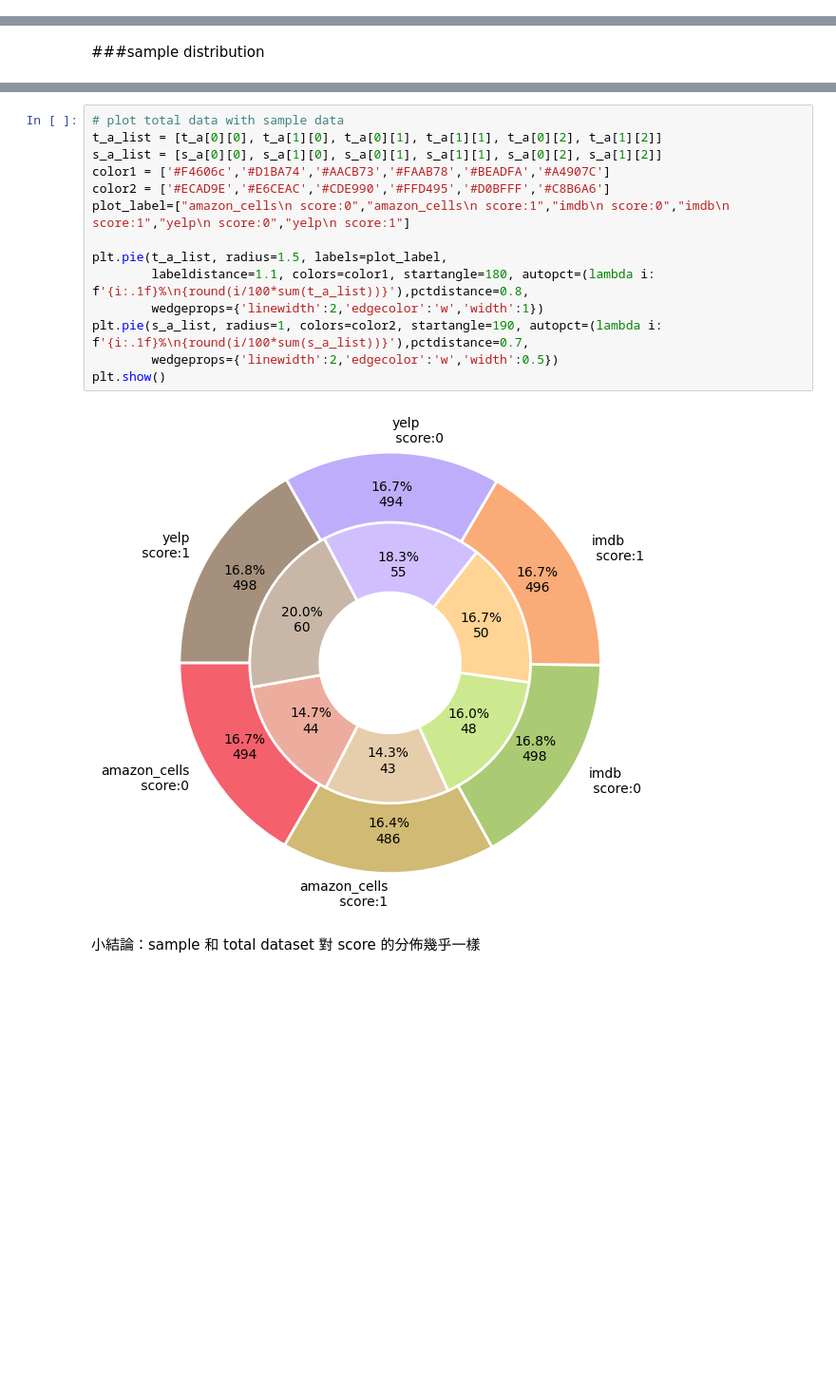
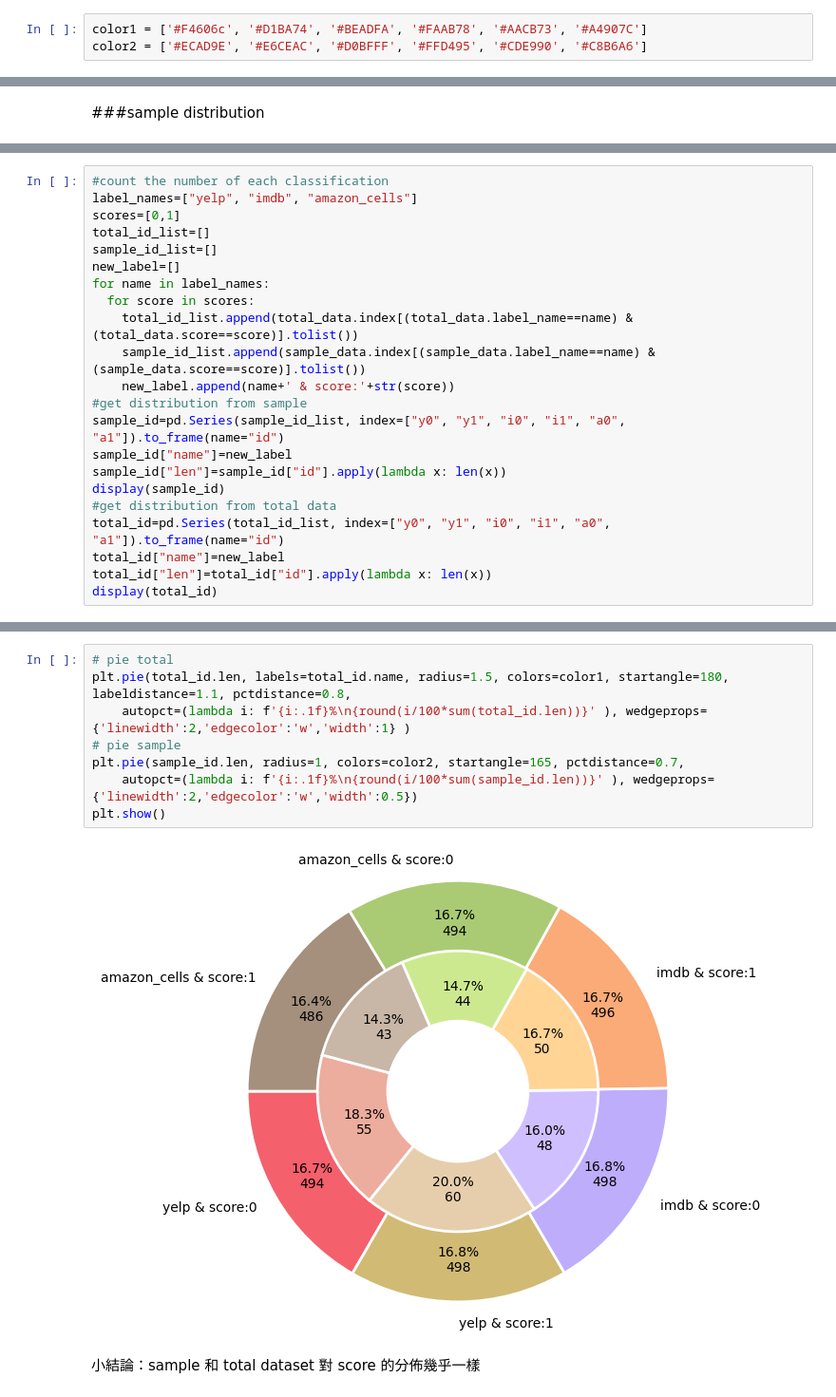
Before and after one commit to gigi-igig/DM2023-Lab1-Master, a Jupyter notebook: Homework/DM2023-Lab1-Homework.ipynb, the cells around one changed output, grey strips where cells are left out. Shown at 95% size. Cells and saved outputs as stored; diff of their text form; blank space fills up the shorter version.

```diff
--- a/Homework/DM2023-Lab1-Homework.ipynb
+++ b/Homework/DM2023-Lab1-Homework.ipynb
@@ -74,3 +72,6 @@ Drive already mounted at /content/drive; to attempt to forcibly remount, call dr
+# %%
+color1 = ['#F4606c', '#D1BA74', '#BEADFA', '#FAAB78', '#AACB73', '#A4907C']
+color2 = ['#ECAD9E', '#E6CEAC', '#D0BFFF', '#FFD495', '#CDE990', '#C8B6A6']
 # %% [markdown]
 # Take home
 # %%
@@ -755,0 +732,22 @@ Name: label_name, dtype: int64
+# %%
+#count the number of each classification
+label_names=["yelp", "imdb", "amazon_cells"]
+scores=[0,1]
+total_id_list=[]
+sample_id_list=[]
+new_label=[]
+for name in label_names:
+  for score in scores:
+    total_id_list.append(total_data.index[(total_data.label_name==name) & (total_data.score==score)].tolist())
+    sample_id_list.append(sample_data.index[(sample_data.label_name==name) & (sample_data.score==score)].tolist())
+    new_label.append(name+' & score:'+str(score))
+#get distribution from sample
+sample_id=pd.Series(sample_id_list, index=["y0", "y1", "i0", "i1", "a0", "a1"]).to_frame(name="id")
+sample_id["name"]=new_label
+sample_id["len"]=sample_id["id"].apply(lambda x: len(x))
+display(sample_id)
+#get distribution from total data
+total_id=pd.Series(total_id_list, index=["y0", "y1", "i0", "i1", "a0", "a1"]).to_frame(name="id")
+total_id["name"]=new_label
+total_id["len"]=total_id["id"].apply(lambda x: len(x))
+display(total_id)
@@ -756,19 +769,13 @@ Name: label_name, dtype: int64
 # %%
-# plot total data with sample data
-t_a_list = [t_a[0][0], t_a[1][0], t_a[0][1], t_a[1][1], t_a[0][2], t_a[1][2]]
-s_a_list = [s_a[0][0], s_a[1][0], s_a[0][1], s_a[1][1], s_a[0][2], s_a[1][2]]
-color1 = ['#F4606c','#D1BA74','#AACB73','#FAAB78','#BEADFA','#A4907C']
-color2 = ['#ECAD9E','#E6CEAC','#CDE990','#FFD495','#D0BFFF','#C8B6A6']
-plot_label=["amazon_cells\n score:0","amazon_cells\n score:1","imdb\n score:0","imdb\n score:1","yelp\n score:0","yelp\n score:1"]
-
-plt.pie(t_a_list, radius=1.5, labels=plot_label,
-        labeldistance=1.1, colors=color1, startangle=180, autopct=(lambda i: f'{i:.1f}%\n{round(i/100*sum(t_a_list))}'),pctdistance=0.8,
-        wedgeprops={'linewidth':2,'edgecolor':'w','width':1})
-plt.pie(s_a_list, radius=1, colors=color2, startangle=190, autopct=(lambda i: f'{i:.1f}%\n{round(i/100*sum(s_a_list))}'),pctdistance=0.7,
-        wedgeprops={'linewidth':2,'edgecolor':'w','width':0.5})
+# pie total
+plt.pie(total_id.len, labels=total_id.name, radius=1.5, colors=color1, startangle=180, labeldistance=1.1, pctdistance=0.8,
+    autopct=(lambda i: f'{i:.1f}%\n{round(i/100*sum(total_id.len))}' ), wedgeprops={'linewidth':2,'edgecolor':'w','width':1} )
+# pie sample
+plt.pie(sample_id.len, radius=1, colors=color2, startangle=165, pctdistance=0.7,
+    autopct=(lambda i: f'{i:.1f}%\n{round(i/100*sum(sample_id.len))}' ), wedgeprops={'linewidth':2,'edgecolor':'w','width':0.5})
 plt.show()
 # %% [output]
-[figure, old version]
+[figure, new version]
 # %% [markdown]
 小結論：sample 和 total dataset 對 score 的分佈幾乎一樣
 # %% [markdown]
```
Also changed, not shown: parts of 41 cells of this notebook.
